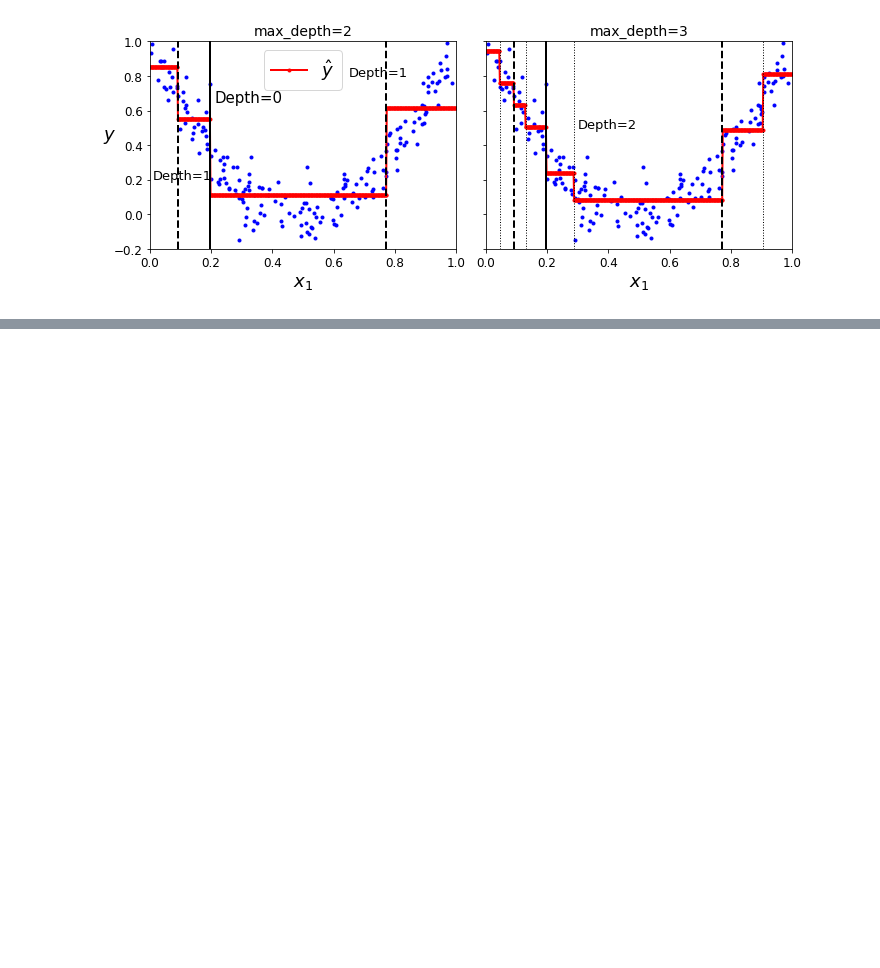
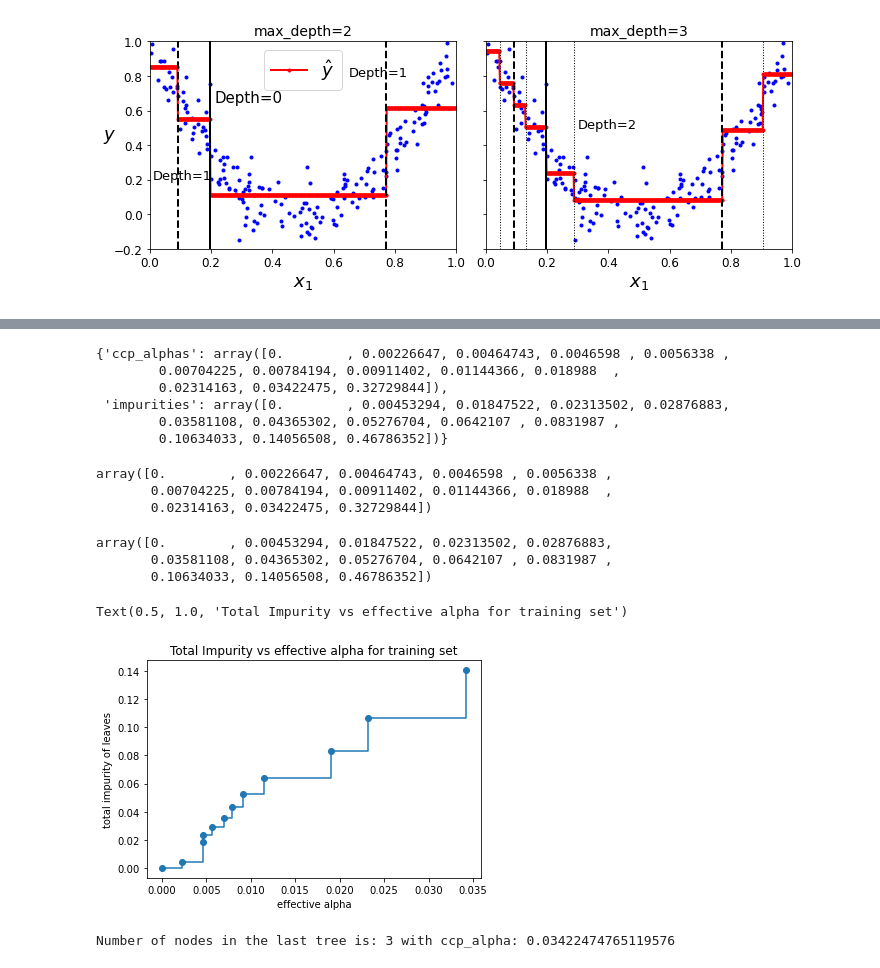
Before and after one commit to ksublee/ML, a Jupyter notebook: 6.Tree.ipynb, the cells around one changed output, grey strips where cells are left out. Drawn from its saved outputs; the diff is of its cells as text; code cells hidden in the pictures; blank space fills up the shorter version.

```diff
--- a/6.Tree.ipynb
+++ b/6.Tree.ipynb
@@ -291,0 +333,2 @@ plt.show()
+# %%
+X, y = load_breast_cancer(return_X_y=True)
@@ -291,0 +343,48 @@ plt.show()
+# %%
+X_train, X_test, y_train, y_test = train_test_split(X, y, random_state=0)
+
+clf = tree.DecisionTreeClassifier(random_state=0)
+# %%
+path = clf.cost_complexity_pruning_path(X_train, y_train)
+path
+# %% [output]
+{'ccp_alphas': array([0.        , 0.00226647, 0.00464743, 0.0046598 , 0.0056338 ,
+        0.00704225, 0.00784194, 0.00911402, 0.01144366, 0.018988  ,
+        0.02314163, 0.03422475, 0.32729844]),
+ 'impurities': array([0.        , 0.00453294, 0.01847522, 0.02313502, 0.02876883,
+        0.03581108, 0.04365302, 0.05276704, 0.0642107 , 0.0831987 ,
+        0.10634033, 0.14056508, 0.46786352])}
+# %%
+ccp_alphas, impurities = path.ccp_alphas, path.impurities
+# %%
+ccp_alphas
+# %% [output]
+array([0.        , 0.00226647, 0.00464743, 0.0046598 , 0.0056338 ,
+       0.00704225, 0.00784194, 0.00911402, 0.01144366, 0.018988  ,
+       0.02314163, 0.03422475, 0.32729844])
+# %%
+impurities
+# %% [output]
+array([0.        , 0.00453294, 0.01847522, 0.02313502, 0.02876883,
+       0.03581108, 0.04365302, 0.05276704, 0.0642107 , 0.0831987 ,
+       0.10634033, 0.14056508, 0.46786352])
+# %%
+fig, ax = plt.subplots()
+ax.plot(ccp_alphas[:-1], impurities[:-1], marker='o', drawstyle="steps-post")
+ax.set_xlabel("effective alpha")
+ax.set_ylabel("total impurity of leaves")
+ax.set_title("Total Impurity vs effective alpha for training set")
+# %% [output]
+Text(0.5, 1.0, 'Total Impurity vs effective alpha for training set')
+[figure, added]
+# %%
+clfs = []
+for ccp_alpha in ccp_alphas:
+    clf = tree.DecisionTreeClassifier(random_state=0, ccp_alpha=ccp_alpha)
+    clf.fit(X_train, y_train)
+    clfs.append(clf)
+
+print("Number of nodes in the last tree is: {} with ccp_alpha: {}".format(
+      clfs[-1].tree_.node_count, ccp_alphas[-1]))
+# %% [output]
+Number of nodes in the last tree is: 3 with ccp_alpha: 0.03422474765119576
```
Also changed, not shown: parts of 27 cells of this notebook, 15 other files.
